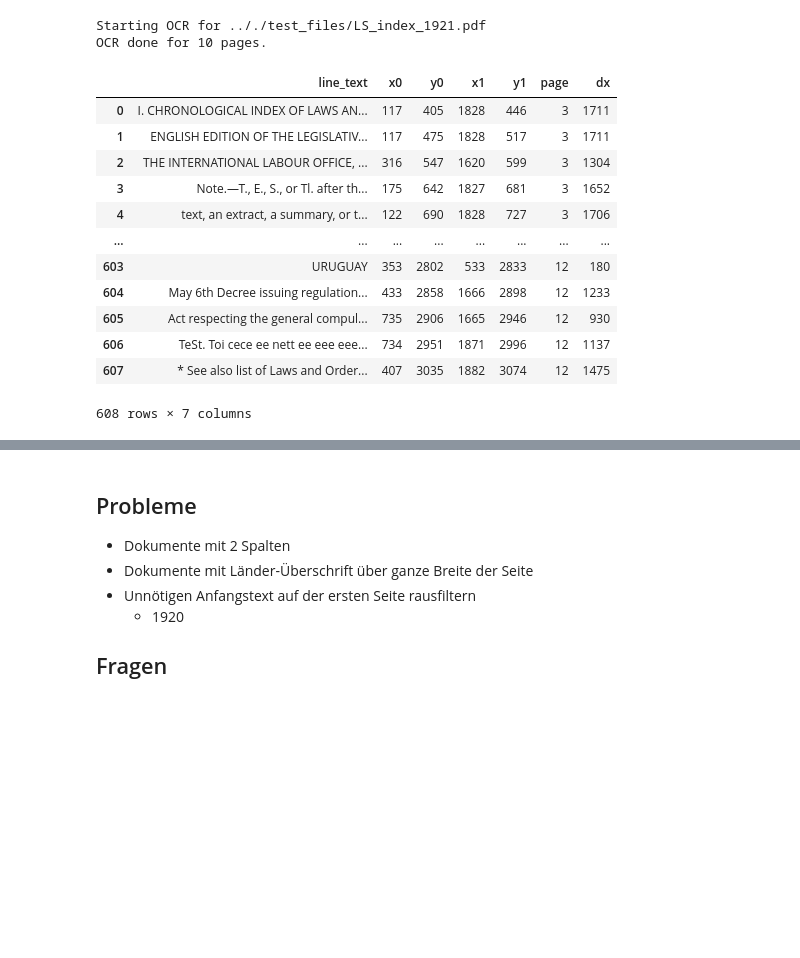
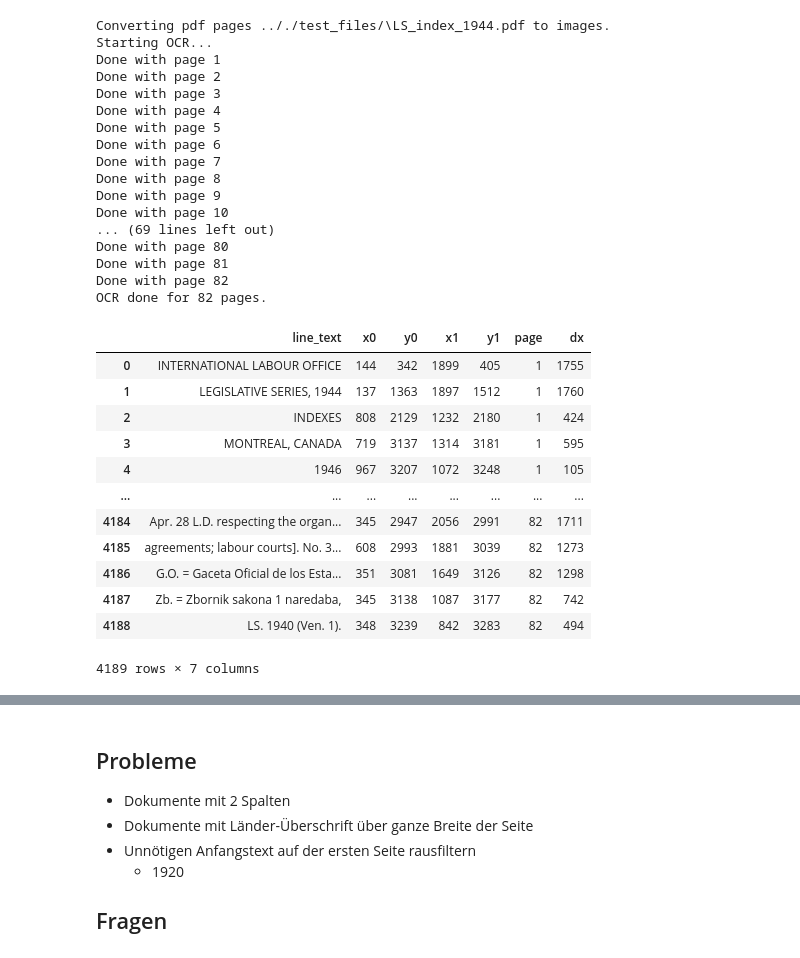
Before and after one commit to jeusa/indexex, a Jupyter notebook: code/index_extraction.ipynb, the cells around one changed output, grey strips where cells are left out. Drawn from its saved outputs; the diff is of its cells as text; code cells hidden in the pictures; blank space fills up the shorter version.

```diff
--- a/code/index_extraction.ipynb
+++ b/code/index_extraction.ipynb
@@ -18,5 +20,6 @@ import records
 # %%
 test_files_dir = ".././test_files/"
 test_files = util.list_files(test_files_dir)
-test_files
+file = test_files[5]
+display(test_files, file)
 # %% [output]
@@ -33,23 +63,38 @@ test_files
 # %%
-pdf_df = util.ocr(test_files[0], 3)
+pdf_df = util.ocr(file, 1)
 lines_df = lines.make_lines_df_from_ocr(pdf_df)
 lines_df
 # %% [output]
-Starting OCR for .././test_files/LS_index_1921.pdf
-OCR done for 10 pages.
+Converting pdf pages .././test_files/\LS_index_1944.pdf to images.
+Starting OCR...
+Done with page 1
+Done with page 2
+Done with page 3
+Done with page 4
+Done with page 5
+Done with page 6
+Done with page 7
+Done with page 8
+Done with page 9
+Done with page 10
+... (69 lines left out)
+Done with page 80
+Done with page 81
+Done with page 82
+OCR done for 82 pages.
 |  | line_text | x0 | y0 | x1 | y1 | page | dx |
-| 0 | I. CHRONOLOGICAL INDEX OF LAWS AN... | 117 | 405 | 1828 | 446 | 3 | 1711 |
-| 1 | ENGLISH EDITION OF THE LEGISLATIV... | 117 | 475 | 1828 | 517 | 3 | 1711 |
-| 2 | THE INTERNATIONAL LABOUR OFFICE, ... | 316 | 547 | 1620 | 599 | 3 | 1304 |
-| 3 | Note.—T., E., S., or Tl. after th... | 175 | 642 | 1827 | 681 | 3 | 1652 |
-| 4 | text, an extract, a summary, or t... | 122 | 690 | 1828 | 727 | 3 | 1706 |
+| 0 | INTERNATIONAL LABOUR OFFICE | 144 | 342 | 1899 | 405 | 1 | 1755 |
+| 1 | LEGISLATIVE SERIES, 1944 | 137 | 1363 | 1897 | 1512 | 1 | 1760 |
+| 2 | INDEXES | 808 | 2129 | 1232 | 2180 | 1 | 424 |
+| 3 | MONTREAL, CANADA | 719 | 3137 | 1314 | 3181 | 1 | 595 |
+| 4 | 1946 | 967 | 3207 | 1072 | 3248 | 1 | 105 |
 | ... | ... | ... | ... | ... | ... | ... | ... |
-| 603 | URUGUAY | 353 | 2802 | 533 | 2833 | 12 | 180 |
-| 604 | May 6th Decree issuing regulation... | 433 | 2858 | 1666 | 2898 | 12 | 1233 |
-| 605 | Act respecting the general compul... | 735 | 2906 | 1665 | 2946 | 12 | 930 |
-| 606 | TeSt. Toi cece ee nett ee eee eee... | 734 | 2951 | 1871 | 2996 | 12 | 1137 |
-| 607 | * See also list of Laws and Order... | 407 | 3035 | 1882 | 3074 | 12 | 1475 |
+| 4184 | Apr. 28 L.D. respecting the organ... | 345 | 2947 | 2056 | 2991 | 82 | 1711 |
+| 4185 | agreements; labour courts]. No. 3... | 608 | 2993 | 1881 | 3039 | 82 | 1273 |
+| 4186 | G.O. = Gaceta Oficial de los Esta... | 351 | 3081 | 1649 | 3126 | 82 | 1298 |
+| 4187 | Zb. = Zbornik sakona 1 naredaba, | 345 | 3138 | 1087 | 3177 | 82 | 742 |
+| 4188 | LS. 1940 (Ven. 1). | 348 | 3239 | 842 | 3283 | 82 | 494 |
-608 rows × 7 columns
+4189 rows × 7 columns
 # %%
 bins_x0, bins_x1, x0_n = group.group_line_starts_ends(lines_df)
 borders = lines.make_borders_df(bins_x0, bins_x1)
```
Also changed, not shown: parts of 16 cells of this notebook, 7 other files.
